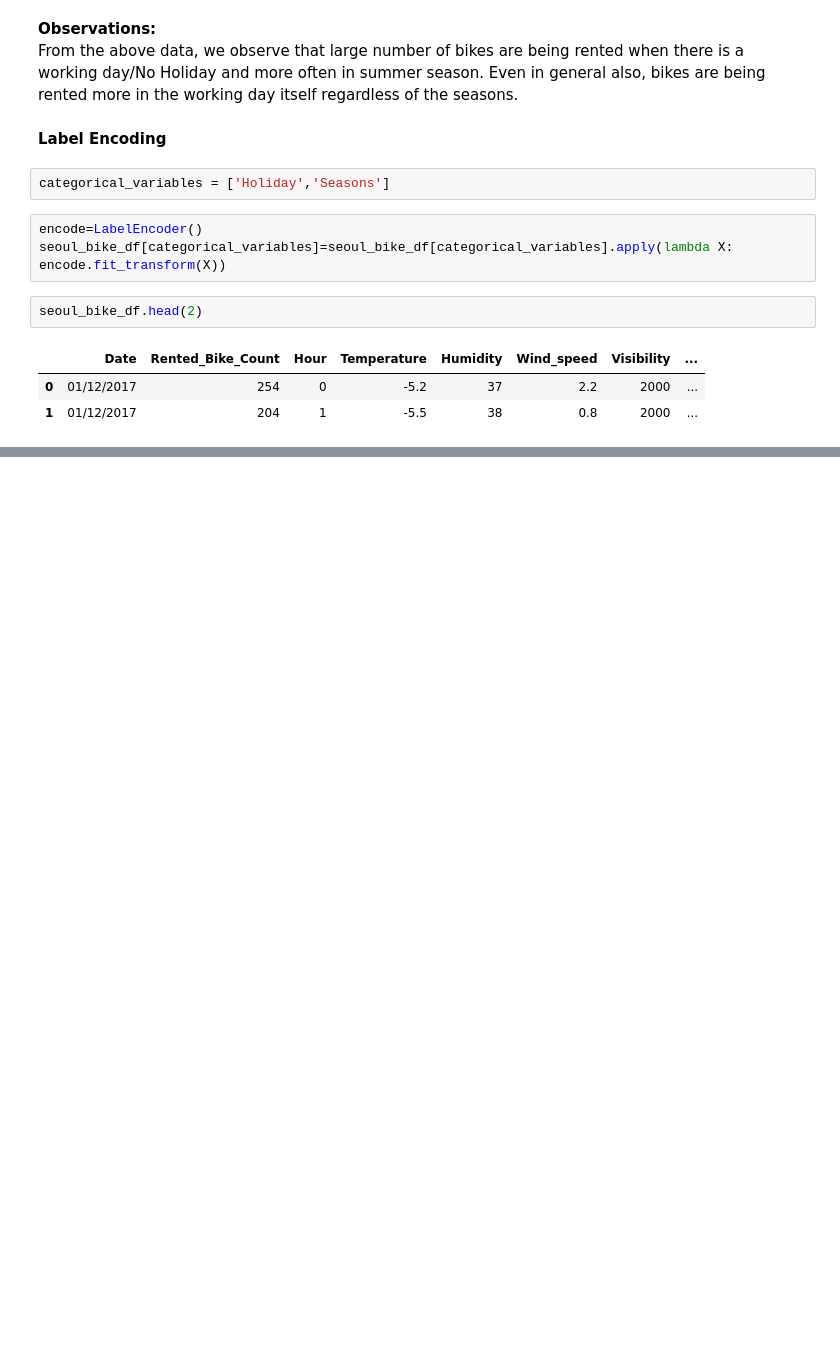
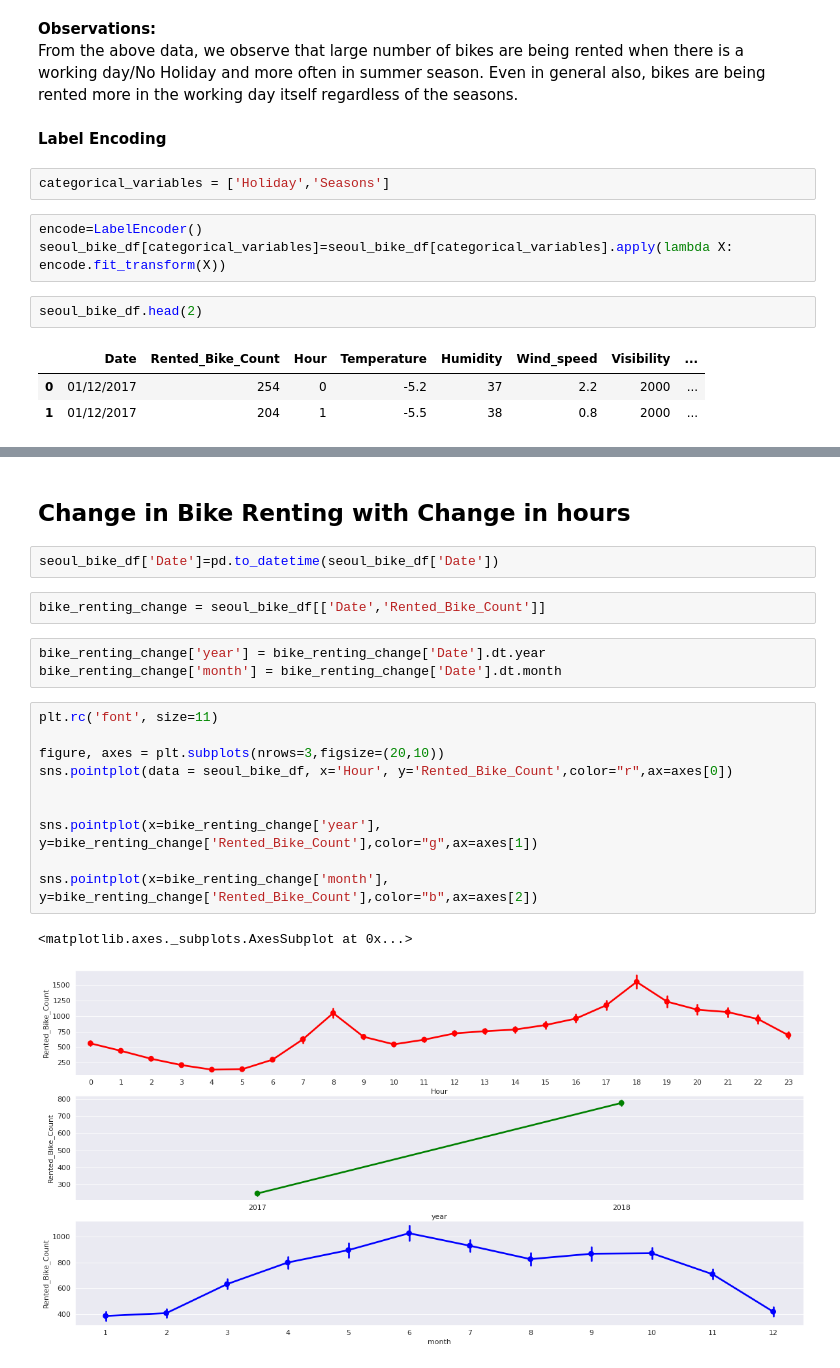
Before and after one commit to victorious07/Seoul-Bike-Sharing-Demand-Prediction, a Jupyter notebook: Seoul_Bike_Sharing_Demand_Prediction_Capstone_Project.ipynb, the cells around one changed output, grey strips where cells are left out. Cells and saved outputs as stored; diff of their text form; blank space fills up the shorter version.

```diff
--- a/Seoul_Bike_Sharing_Demand_Prediction_Capstone_Project.ipynb
+++ b/Seoul_Bike_Sharing_Demand_Prediction_Capstone_Project.ipynb
@@ -243,0 +303,22 @@ seoul_bike_df.head(2)
+# %% [markdown]
+## **Change in Bike Renting with Change in hours**
+# %%
+seoul_bike_df['Date']=pd.to_datetime(seoul_bike_df['Date'])
+# %%
+bike_renting_change = seoul_bike_df[['Date','Rented_Bike_Count']]
+# %%
+bike_renting_change['year'] = bike_renting_change['Date'].dt.year
+bike_renting_change['month'] = bike_renting_change['Date'].dt.month
+# %%
+plt.rc('font', size=11)
+
+figure, axes = plt.subplots(nrows=3,figsize=(20,10))
+sns.pointplot(data = seoul_bike_df, x='Hour', y='Rented_Bike_Count',color="r",ax=axes[0])
+
+
+sns.pointplot(x=bike_renting_change['year'], y=bike_renting_change['Rented_Bike_Count'],color="g",ax=axes[1])
+
+sns.pointplot(x=bike_renting_change['month'], y=bike_renting_change['Rented_Bike_Count'],color="b",ax=axes[2])
+# %% [output]
+<matplotlib.axes._subplots.AxesSubplot at 0x...>
+[figure, added]
```
Also changed, not shown: parts of 16 cells of this notebook.
